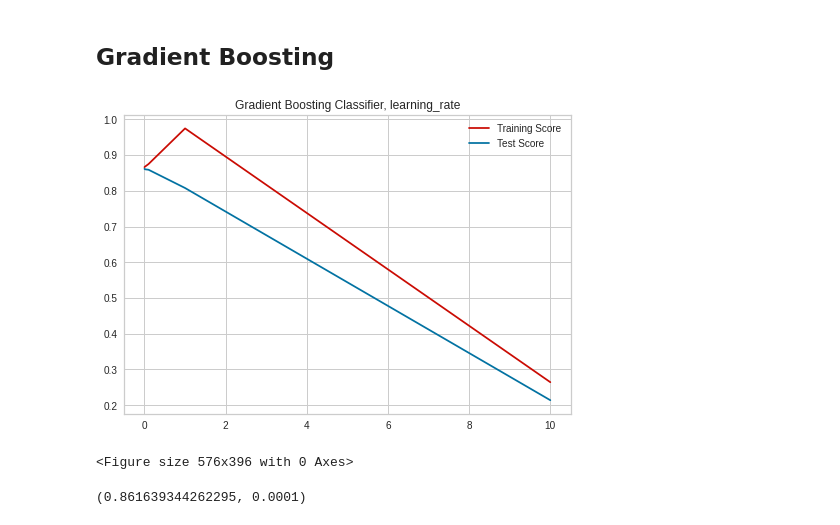
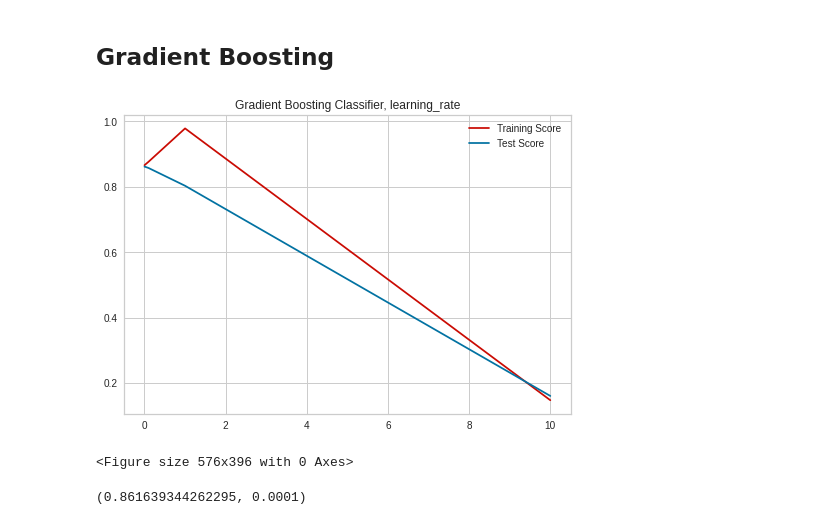
Before and after one commit to ghustavosm/PrevisaoEleicaoDeputados, a Jupyter notebook: Previsão_Eleição_de_Deputados.ipynb, the cells around one changed output. Saved outputs shown, nothing was run; the diff lists cells and outputs as text; code cells hidden in the pictures.

```diff
--- a/Previsão_Eleição_de_Deputados.ipynb
+++ b/Previsão_Eleição_de_Deputados.ipynb
@@ -84,7 +84,7 @@ def remove_columns(data, columns):
     data = data.drop(col, axis=1)
   return data
 
-columns_to_remove = ['ano', 'nome', 'cargo', 'ocupacao', 'estado_civil', 'uf']
+columns_to_remove = ['ano', 'nome', 'cargo']
 all_data = remove_columns(all_data, columns_to_remove)
 final_test = remove_columns(final_test, columns_to_remove)
 train, test = train_test_split(all_data, train_size=0.8)
@@ -438,13 +443,13 @@ imp.show()
 # %% [markdown]
 ## Gradient Boosting
 # %%
-learning_rates = [0.0001, 0.001, 0.01, 0.1, 1.0, 10.0]
-acurracy = [get_acurracy(GradientBoostingClassifier(learning_rate=l, random_state=42, n_estimators=200)) for l in learning_rates]
-train_acurracy = [item[0] for item in acurracy]
-test_acurracy = [item[1] for item in acurracy]
-plot_acuracy(train_acurracy, test_acurracy, learning_rates, 'Gradient Boosting Classifier, learning_rate')
-test_acurracy = pd.Series(test_acurracy, index=learning_rates)
+learning_rates_gb = [0.0001, 0.001, 0.01, 0.1, 1.0, 10.0]
+acurracy_gb = [get_acurracy(GradientBoostingClassifier(learning_rate=l, random_state=42, n_estimators=200)) for l in learning_rates_gb]
+train_acurracy_gb = [item[0] for item in acurracy_gb]
+test_acurracy_gb = [item[1] for item in acurracy_gb]
+plot_acuracy(train_acurracy_gb, test_acurracy_gb, learning_rates_gb, 'Gradient Boosting Classifier, learning_rate')
+test_acurracy_gb = pd.Series(test_acurracy_gb, index=learning_rates_gb)
 # %% [output]
-[figure, old version]
+[figure, new version]
 <Figure size 576x396 with 0 Axes>
 # %%
```
Also changed, not shown: parts of 47 cells of this notebook.
